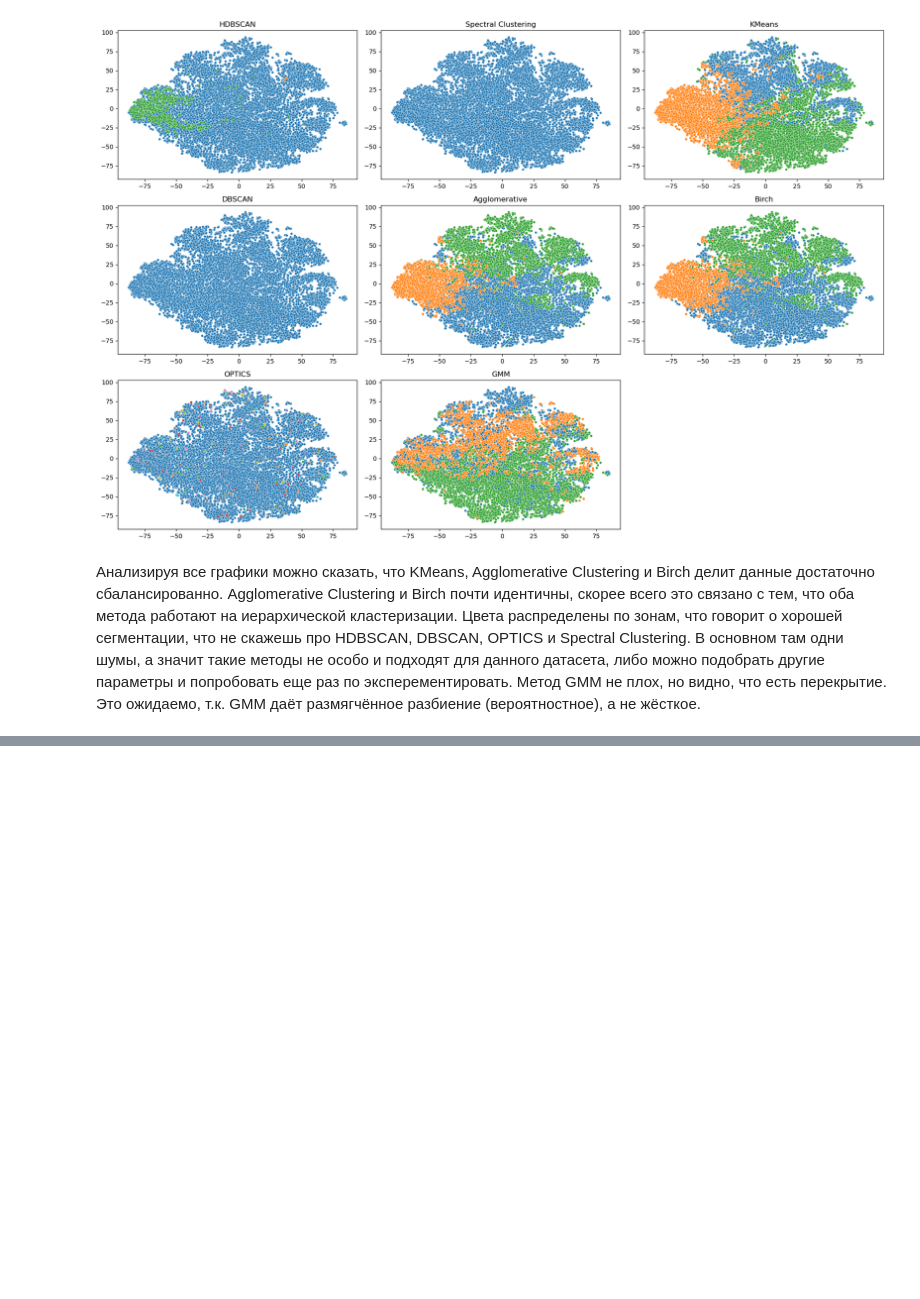
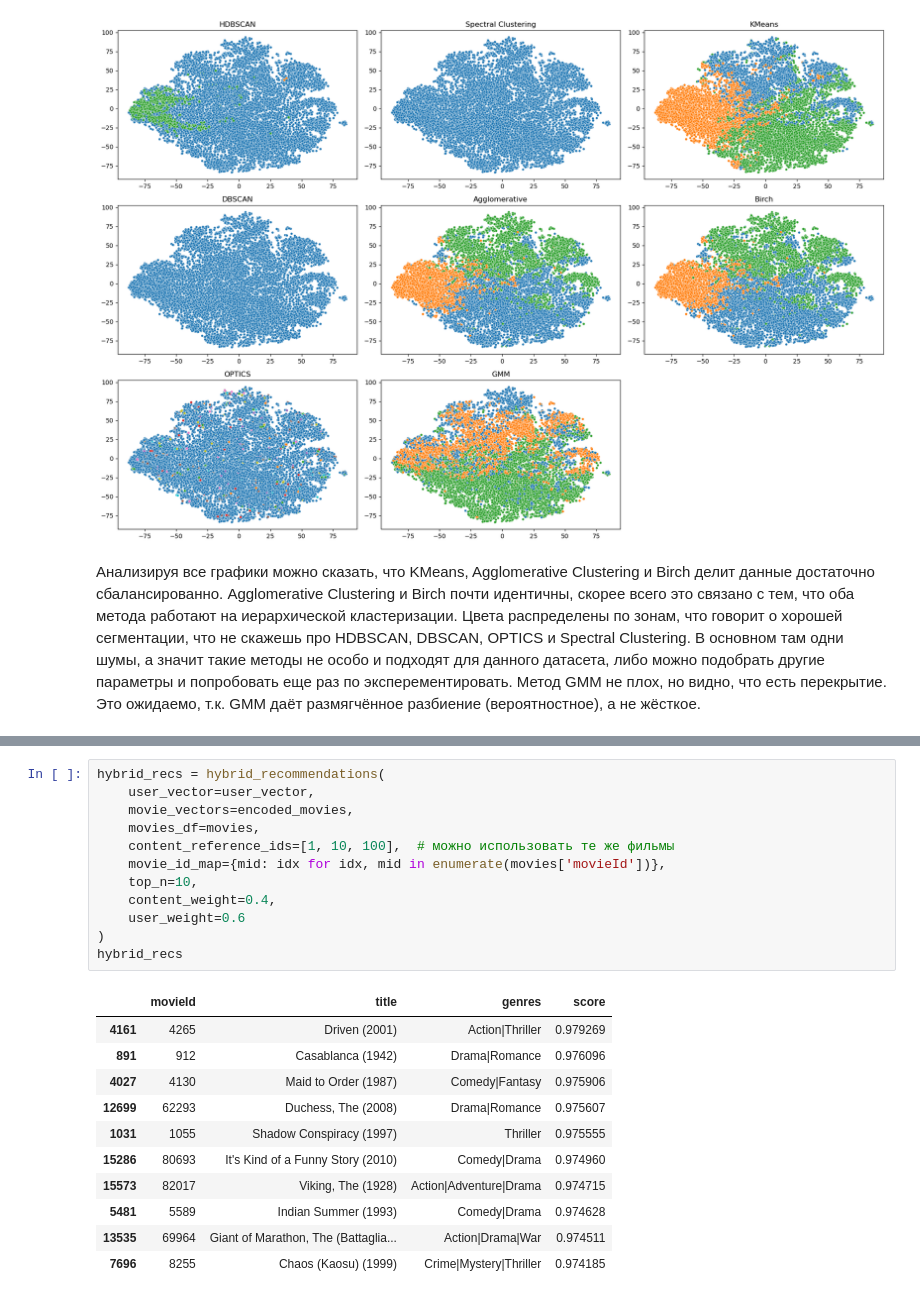
Before and after one commit to D1emonk/My-repo, a Jupyter notebook: Lesson_27.ipynb, the cells around one changed output, grey strips where cells are left out. Saved outputs shown, nothing was run; the diff lists cells and outputs as text; blank space fills up the shorter version.

```diff
--- a/Lesson_27.ipynb
+++ b/Lesson_27.ipynb
@@ -387,0 +626,24 @@ plt.show()
+# %%
+hybrid_recs = hybrid_recommendations(
+    user_vector=user_vector,
+    movie_vectors=encoded_movies,
+    movies_df=movies,
+    content_reference_ids=[1, 10, 100],  # можно использовать те же фильмы
+    movie_id_map={mid: idx for idx, mid in enumerate(movies['movieId'])},
+    top_n=10,
+    content_weight=0.4,
+    user_weight=0.6
+)
+hybrid_recs
+# %% [output]
+|  | movieId | title | genres | score |
+| 4161 | 4265 | Driven (2001) | Action|Thriller | 0.979269 |
+| 891 | 912 | Casablanca (1942) | Drama|Romance | 0.976096 |
+| 4027 | 4130 | Maid to Order (1987) | Comedy|Fantasy | 0.975906 |
+| 12699 | 62293 | Duchess, The (2008) | Drama|Romance | 0.975607 |
+| 1031 | 1055 | Shadow Conspiracy (1997) | Thriller | 0.975555 |
+| 15286 | 80693 | It's Kind of a Funny Story (2010) | Comedy|Drama | 0.974960 |
+| 15573 | 82017 | Viking, The (1928) | Action|Adventure|Drama | 0.974715 |
+| 5481 | 5589 | Indian Summer (1993) | Comedy|Drama | 0.974628 |
+| 13535 | 69964 | Giant of Marathon, The (Battaglia... | Action|Drama|War | 0.974511 |
+| 7696 | 8255 | Chaos (Kaosu) (1999) | Crime|Mystery|Thriller | 0.974185 |
```
Also changed, not shown: parts of 13 cells of this notebook.
